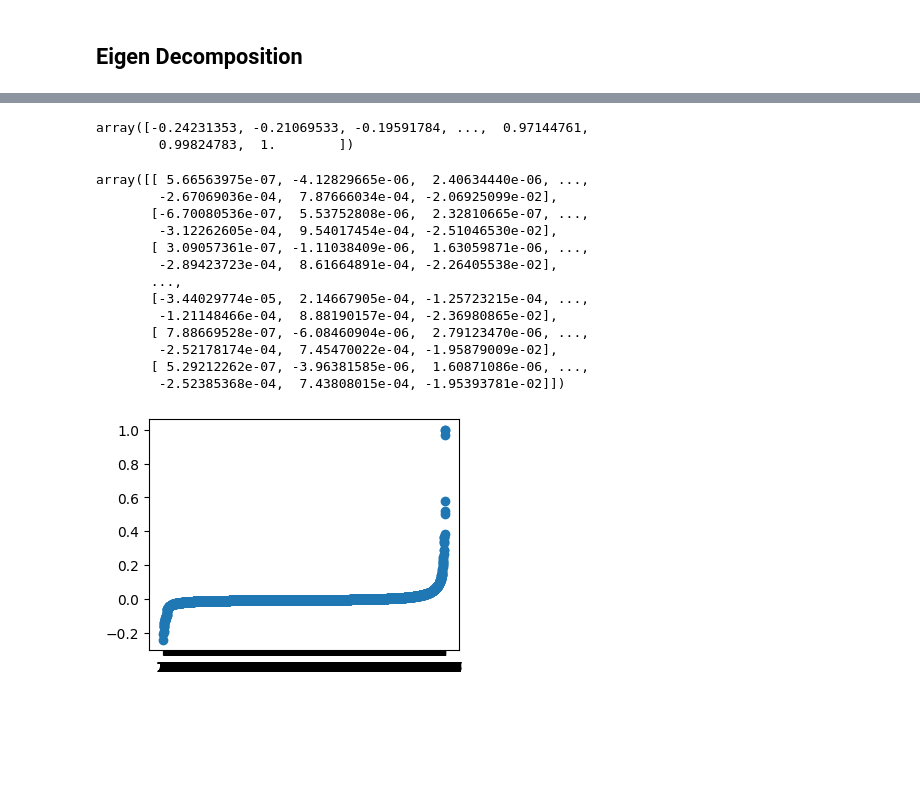
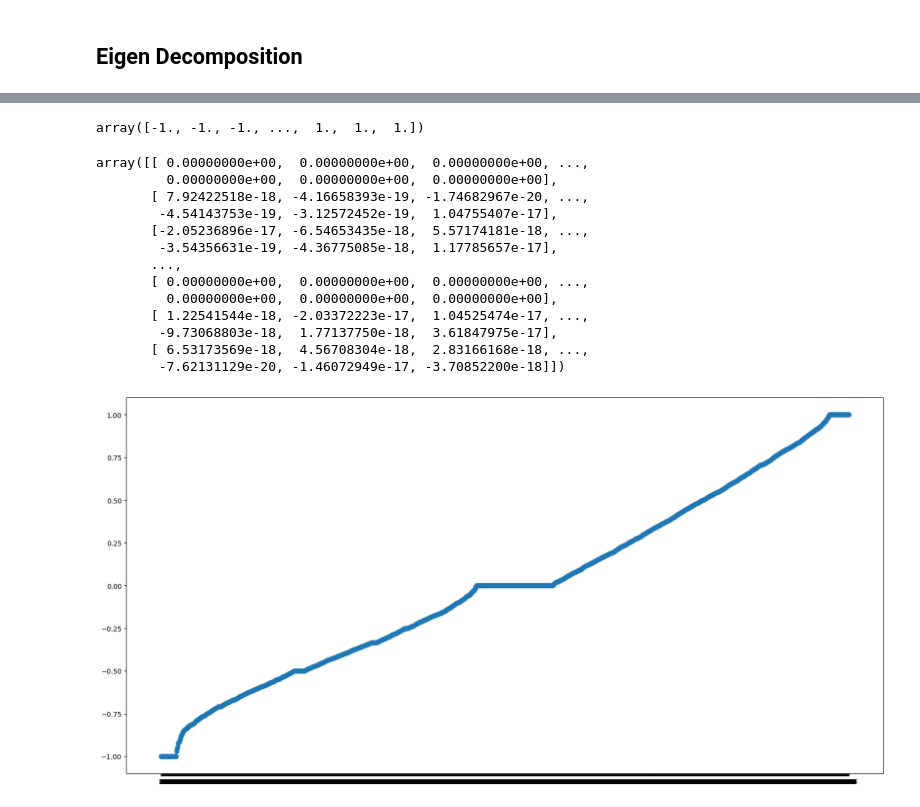
Before and after one commit to Graphistics/simkit, a Jupyter notebook: dataset_2_cora/CORA_node2vec_sc.ipynb, the cells around one changed output, grey strips where cells are left out. Saved outputs shown, nothing was run; the diff lists cells and outputs as text; code cells hidden in the pictures; blank space fills up the shorter version.

```diff
--- a/dataset_2_cora/CORA_node2vec_sc.ipynb
+++ b/dataset_2_cora/CORA_node2vec_sc.ipynb
@@ -99,12 +45,9 @@ array([2.62623029, 3.49871635, 2.79062702, ..., 4.94800866, 2.63129159,
 # %%
-# Adjaceny matrix with optimal sigma
-adjacency_matrix = np.zeros([dimension, dimension])
-dist = iter(dist_)
-for i in range(dimension):
-    for j in range(i+1, dimension):
-        d = np.exp(-1*next(dist)**2/(sigmas[i]*sigmas[j]))
-        adjacency_matrix[i,j] = d
-        adjacency_matrix[j,i] = d
+# Get the adjacency matrix
+adjacency_matrix = nx.to_numpy_matrix(G)
+
+# Convert the adjacency matrix to a NumPy array
+adjacency_matrix = np.array(adjacency_matrix)
 # %%
 adjacency_matrix
 # %% [output]
@@ -125,6 +62,9 @@ array([[0.        , 0.09349494, 0.07793689, ..., 0.03148447, 0.09057445,
 ## Eigen Decomposition
 # %%
 # Calculate degree matrix
+
+dimension = len(adjacency_matrix)
+
 degree_matrix = np.sum(adjacency_matrix, axis=0) * np.eye(dimension)
 # %%
 degree_matrix
@@ -145,5 +79,9 @@ array([[104.84645748,   0.        ,   0.        , ...,   0.        ,
 # %%
 # Normalized laplacian matrix
 d_half = linalg.fractional_matrix_power(degree_matrix, -0.5)
-laplacian_matrix_normalized = np.matmul(np.matmul(d_half, adjacency_matrix), d_half)
+laplacian_matrix = np.matmul(np.matmul(d_half, adjacency_matrix), d_half)
+
+# Random walk Laplacian matrix
+# d_inverse = linalg.fractional_matrix_power(degree_matrix, -1)
+# laplacian_matrix = np.matmul(d_inverse, adjacency_matrix)
 # %%
@@ -164,42 +102,36 @@ array([[0.        , 0.00073501, 0.00067938, ..., 0.00026221, 0.00091259,
         0.        ]])
 # %%
-# Calculating eigenvalues and eigenvectors no. of clusters k
-
-# k = 2
-
-e, v = np.linalg.eigh(laplacian_matrix_normalized)
-# row_sums = X.sum(axis=1)
-# Y = X / row_sums[:, np.newaxis]
+# Calculating eigenvalues and eigenvectors
+e, v = np.linalg.eigh(laplacian_matrix)
 # %%
 # Eigenvalues
 e
 # %% [output]
-array([-0.24231353, -0.21069533, -0.19591784, ...,  0.97144761,
-        0.99824783,  1.        ])
+array([-1., -1., -1., ...,  1.,  1.,  1.])
 # %%
 # Eigenvectors
 v
 # %% [output]
-array([[ 5.66563975e-07, -4.12829665e-06,  2.40634440e-06, ...,
-        -2.67069036e-04,  7.87666034e-04, -2.06925099e-02],
-       [-6.70080536e-07,  5.53752808e-06,  2.32810665e-07, ...,
-        -3.12262605e-04,  9.54017454e-04, -2.51046530e-02],
-       [ 3.09057361e-07, -1.11038409e-06,  1.63059871e-06, ...,
-        -2.89423723e-04,  8.61664891e-04, -2.26405538e-02],
+array([[ 0.00000000e+00,  0.00000000e+00,  0.00000000e+00, ...,
+         0.00000000e+00,  0.00000000e+00,  0.00000000e+00],
+       [ 7.92422518e-18, -4.16658393e-19, -1.74682967e-20, ...,
+        -4.54143753e-19, -3.12572452e-19,  1.04755407e-17],
+       [-2.05236896e-17, -6.54653435e-18,  5.57174181e-18, ...,
+        -3.54356631e-19, -4.36775085e-18,  1.17785657e-17],
        ...,
-       [-3.44029774e-05,  2.14667905e-04, -1.25723215e-04, ...,
-        -1.21148466e-04,  8.88190157e-04, -2.36980865e-02],
-       [ 7.88669528e-07, -6.08460904e-06,  2.79123470e-06, ...,
-        -2.52178174e-04,  7.45470022e-04, -1.95879009e-02],
-       [ 5.29212262e-07, -3.96381585e-06,  1.60871086e-06, ...,
-        -2.52385368e-04,  7.43808015e-04, -1.95393781e-02]])
+       [ 0.00000000e+00,  0.00000000e+00,  0.00000000e+00, ...,
+         0.00000000e+00,  0.00000000e+00,  0.00000000e+00],
+       [ 1.22541544e-18, -2.03372223e-17,  1.04525474e-17, ...,
+        -9.73068803e-18,  1.77137750e-18,  3.61847975e-17],
+       [ 6.53173569e-18,  4.56708304e-18,  2.83166168e-18, ...,
+        -7.62131129e-20, -1.46072949e-17, -3.70852200e-18]])
 # %%
 # Plotting the eigenvalues
-plt.rcParams["figure.figsize"] = (4,3)
+plt.rcParams["figure.figsize"] = (20,10)
 plt.scatter(range(len(e)), e);
 plt.xticks(range(0,len(e)));
 # %% [output]
-[figure, old version]
+[figure, new version]
 # %%
 # Gaps in eigenvalues
 gaps = np.diff(e)
```
Also changed, not shown: parts of 25 cells of this notebook.
